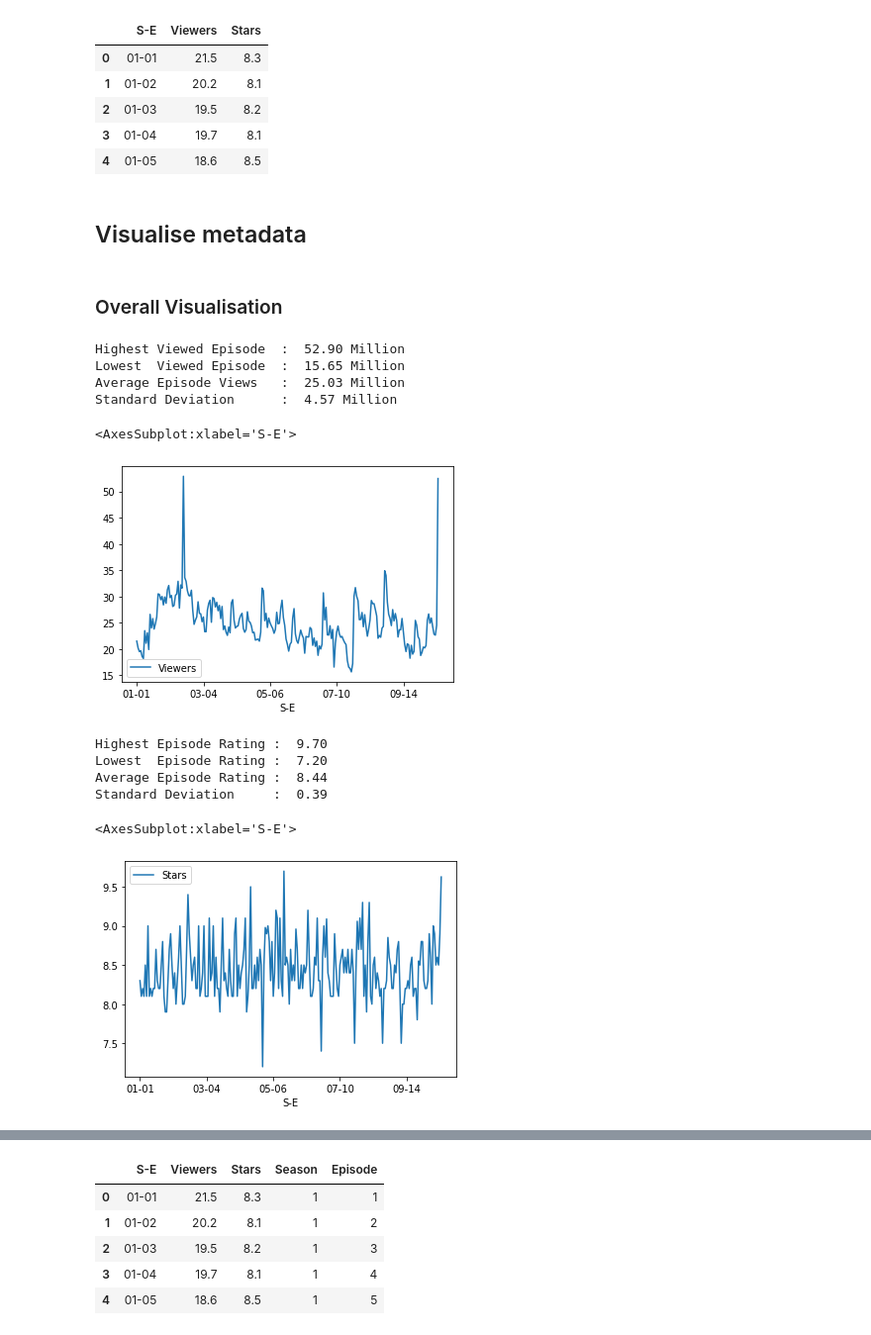
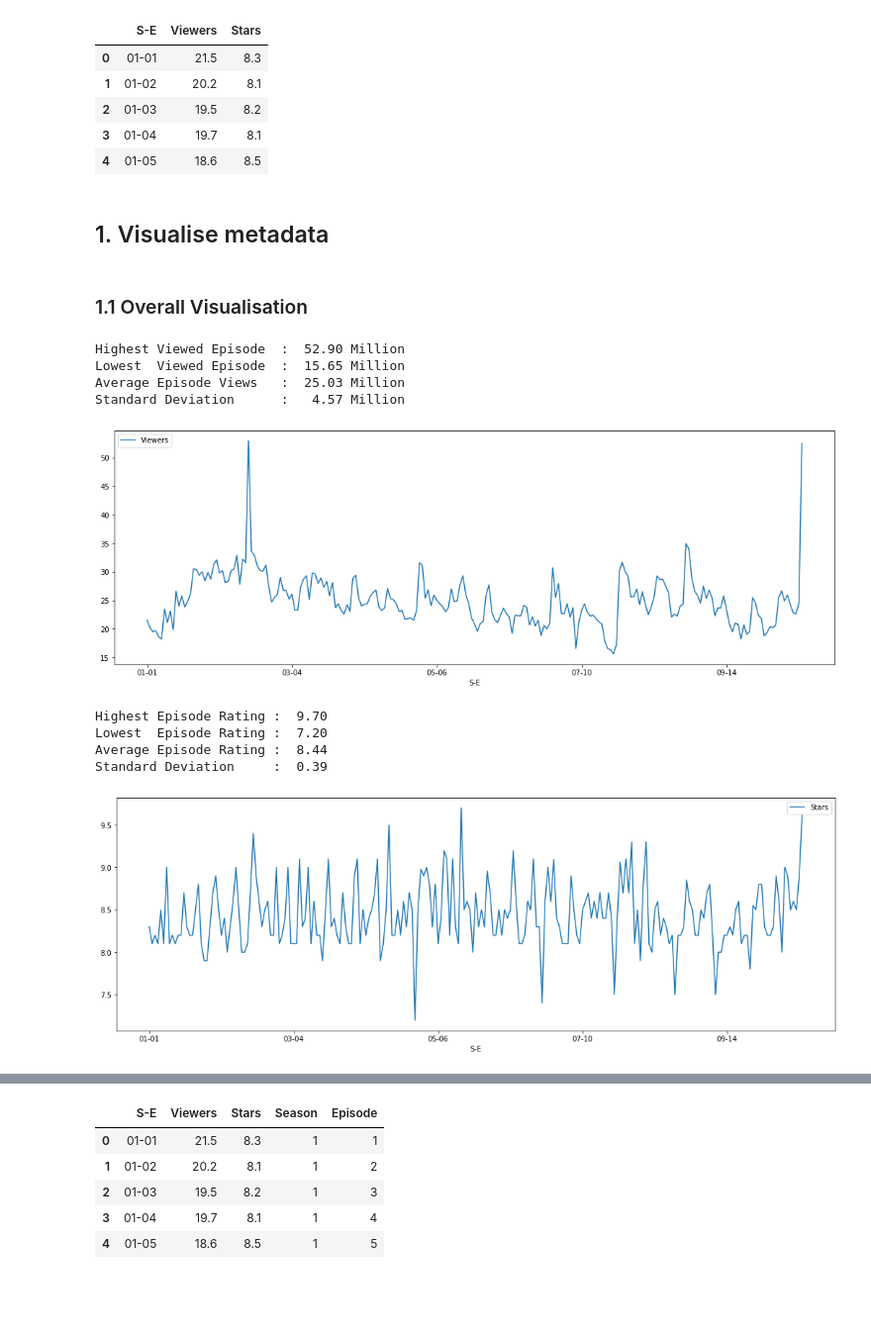
Before and after one commit to Naimish240/FRIENDS_Analysis, a Jupyter notebook: EDA.ipynb, the cells around one changed output, grey strips where cells are left out. Shown: that part at 99% size. Drawn from its saved outputs; the diff is of its cells as text; code cells hidden in the pictures; blank space fills up the shorter version.

Commit message:
Performed metadata analysis

```diff
--- a/EDA.ipynb
+++ b/EDA.ipynb
@@ -26,19 +27,20 @@ meta.head()
 | 3 | 01-04 | 19.7 | 8.1 |
 | 4 | 01-05 | 18.6 | 8.5 |
 # %% [markdown]
-## Visualise metadata
+## 1. Visualise metadata
 # %%
 import matplotlib.pyplot as plt
 import seaborn as sns
 # %% [markdown]
-### Overall Visualisation
+### 1.1 Overall Visualisation
 # %%
 print(f"Highest Viewed Episode  : {max(meta.Viewers): .2f} Million")
 print(f"Lowest  Viewed Episode  : {min(meta.Viewers): .2f} Million")
 print(f"Average Episode Views   : {meta.Viewers.mean(): .2f} Million")
 print(f"Standard Deviation      :  {meta.Viewers.std(): .2f} Million")
 
-meta.plot('S-E', 'Viewers')
+meta.plot('S-E', 'Viewers', figsize=(18,6))
+plt.show()
 # %% [output]
 Highest Viewed Episode  :  52.90 Million
 Lowest  Viewed Episode  :  15.65 Million
@@ -47,17 +49,16 @@ Standard Deviation      :  4.57 Million
-<AxesSubplot:xlabel='S-E'>
-[figure, old version]
+[figure, new version]
 # %%
 print(f"Highest Episode Rating : {max(meta.Stars): .2f}")
 print(f"Lowest  Episode Rating : {min(meta.Stars): .2f}")
 print(f"Average Episode Rating : {meta.Stars.mean(): .2f}")
 print(f"Standard Deviation     : {meta.Stars.std(): .2f}")
 
-meta.plot('S-E', 'Stars')
+meta.plot('S-E', 'Stars', figsize=(18,6))
+plt.show()
 # %% [output]
 Highest Episode Rating :  9.70
 Lowest  Episode Rating :  7.20
 Average Episode Rating :  8.44
 Standard Deviation     :  0.39
-<AxesSubplot:xlabel='S-E'>
-[figure, old version]
+[figure, new version]
 # %%
```
Also changed, not shown: parts of 11 cells of this notebook.
